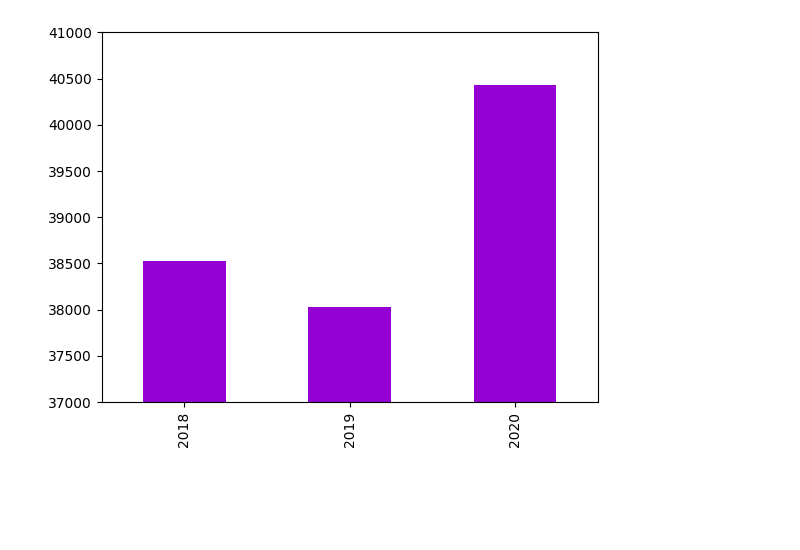
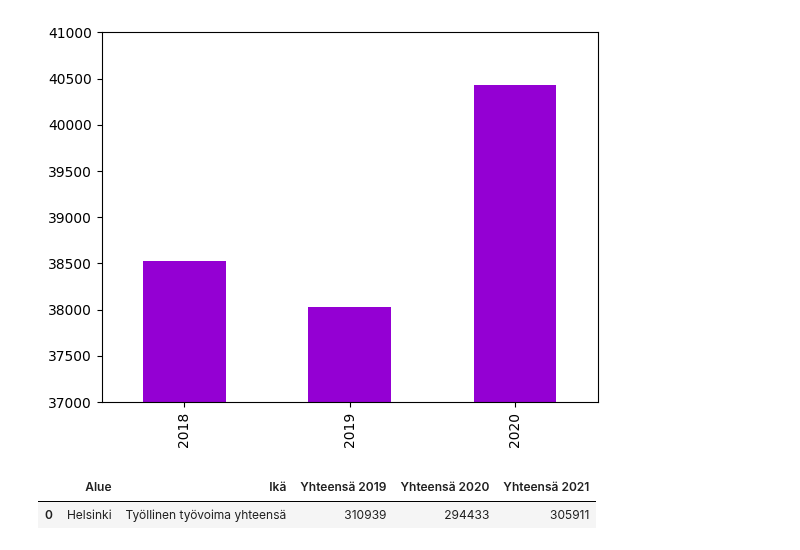
Before and after one commit to Real-Joni00/Mobile-project, a Jupyter notebook: screens/StackNavigationCities/Finland/DataVisualizationFIN/helsinki.ipynb, the cells around one changed output. Cells and saved outputs as stored; diff of their text form; code cells hidden in the pictures; blank space fills up the shorter version.

```diff
--- a/screens/StackNavigationCities/Finland/DataVisualizationFIN/helsinki.ipynb
+++ b/screens/StackNavigationCities/Finland/DataVisualizationFIN/helsinki.ipynb
@@ -248,0 +256,5 @@ plt.savefig('../images/helsinkemigration.jpg')
+# %%
+df_helsinkityöllinentyövoima.head()
+# %% [output]
+|  | Alue | Ikä | Yhteensä 2019 | Yhteensä 2020 | Yhteensä 2021 |
+| 0 | Helsinki | Työllinen työvoima yhteensä | 310939 | 294433 | 305911 |
```
Also changed, not shown: parts of 3 cells of this notebook, 21 other files.
